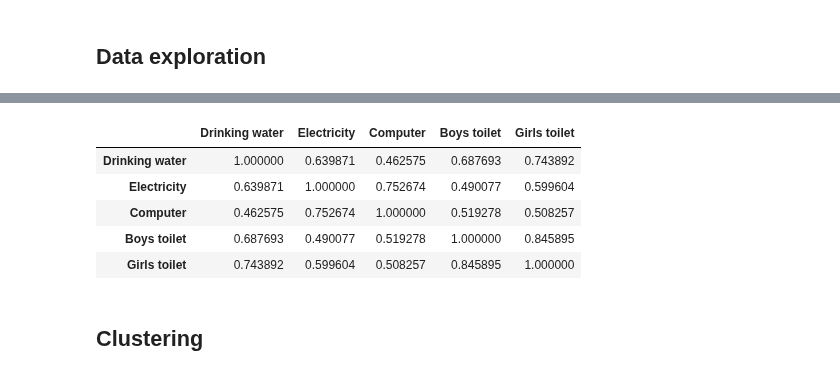
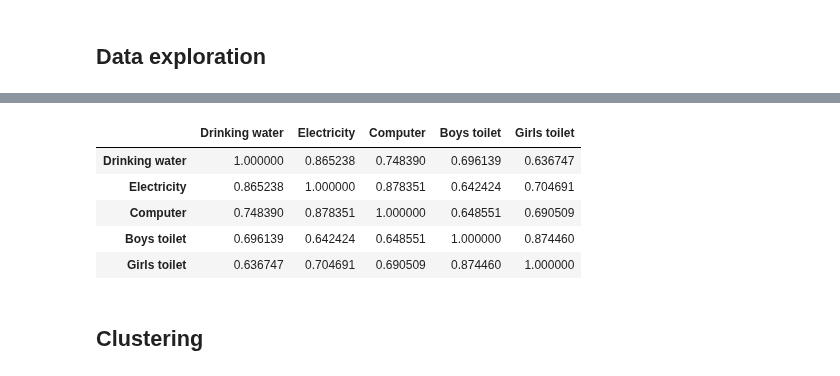
Before and after one commit to AnupamMisra/Data-science-projects, a Jupyter notebook: Education/notebooks/notebook.ipynb, the cells around one changed output, grey strips where cells are left out. Cells and saved outputs as stored; diff of their text form; code cells hidden in the pictures.

```diff
--- a/Education/notebooks/notebook.ipynb
+++ b/Education/notebooks/notebook.ipynb
@@ -83,12 +85,12 @@ dropout[['PRIMARY_TOTAL', 'UPPER_PRIMARY_TOTAL', 'SECONDARY_TOTAL','HRSECONDARY_
 # %%
-factors.corr().style.background_gradient(cmap="Reds")
+factors.corr(method='spearman').style.background_gradient(cmap="coolwarm")
 # %% [output]
 |  | Drinking water | Electricity | Computer | Boys toilet | Girls toilet |
-| Drinking water | 1.000000 | 0.639871 | 0.462575 | 0.687693 | 0.743892 |
-| Electricity | 0.639871 | 1.000000 | 0.752674 | 0.490077 | 0.599604 |
-| Computer | 0.462575 | 0.752674 | 1.000000 | 0.519278 | 0.508257 |
-| Boys toilet | 0.687693 | 0.490077 | 0.519278 | 1.000000 | 0.845895 |
-| Girls toilet | 0.743892 | 0.599604 | 0.508257 | 0.845895 | 1.000000 |
+| Drinking water | 1.000000 | 0.865238 | 0.748390 | 0.696139 | 0.636747 |
+| Electricity | 0.865238 | 1.000000 | 0.878351 | 0.642424 | 0.704691 |
+| Computer | 0.748390 | 0.878351 | 1.000000 | 0.648551 | 0.690509 |
+| Boys toilet | 0.696139 | 0.642424 | 0.648551 | 1.000000 | 0.874460 |
+| Girls toilet | 0.636747 | 0.704691 | 0.690509 | 0.874460 | 1.000000 |
 # %% [markdown]
 ## Clustering
 # %%
```
Also changed, not shown: parts of 32 cells of this notebook, 7 other files.
